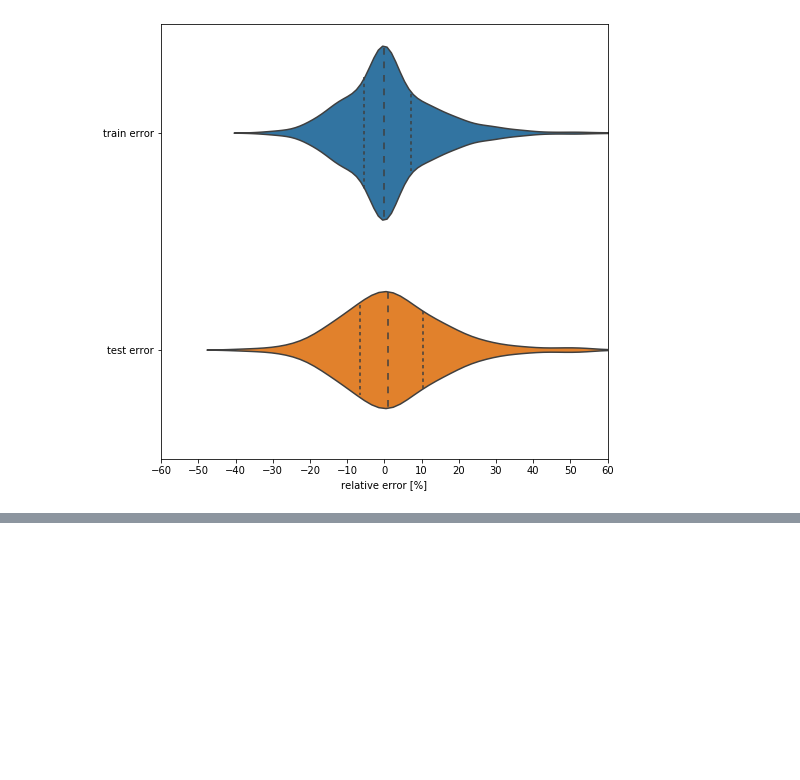
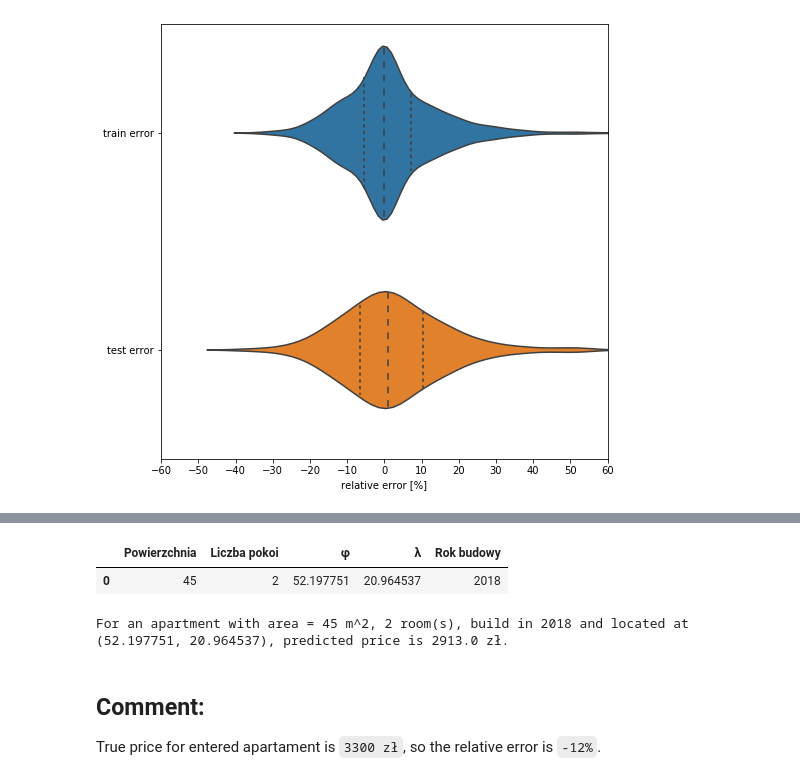
Before and after one commit to KrystianPlackowski/Apartments-data-parser, a Jupyter notebook: analyse.ipynb, the cells around one changed output, grey strips where cells are left out. Cells and saved outputs as stored; diff of their text form; code cells hidden in the pictures; blank space fills up the shorter version.

```diff
--- a/analyse.ipynb
+++ b/analyse.ipynb
@@ -359,7 +381,7 @@ def Encode(df):
         for i in range(len(df[column])):
             if df[column].iloc[i] == 'parter':
                 df[column].iloc[i] = 0
-            elif df[column].iloc[i] == 'więcej niż 10' | df[column].iloc[i] == 'poddasze':
+            elif df[column].iloc[i] == 'więcej niż 10' or df[column].iloc[i] == 'poddasze':
                 df[column].iloc[i] = 10
             else:
                 df[column].iloc[i] = int(df[column].iloc[i])
@@ -544,0 +500,15 @@ R^2 score is 0.5526583336837702
+# %%
+test = pd.DataFrame([[45, 2, 52.197751, 20.964537, 2018]], columns=['Powierzchnia', 'Liczba pokoi', 'φ', 'λ', 'Rok budowy'])
+test_ = scaler_x.transform(test)
+display(test)
+
+print("For an apartment with area = {} m^2, {} room(s), build in {} and located at ({}, {}), predicted price is {} zł.".
+      format(test['Powierzchnia'].iloc[0], test['Liczba pokoi'].iloc[0], test['Rok budowy'].iloc[0]
+             , test['φ'].iloc[0], test['λ'].iloc[0], round(regressor.predict(test_)[0])))
+# %% [output]
+|  | Powierzchnia | Liczba pokoi | φ | λ | Rok budowy |
+| 0 | 45 | 2 | 52.197751 | 20.964537 | 2018 |
+For an apartment with area = 45 m^2, 2 room(s), build in 2018 and located at (52.197751, 20.964537), predicted price is 2913.0 zł.
+# %% [markdown]
+## Comment:
+True price for entered apartament is `3300 zł`, so the relative error is `-12%`.
```
Also changed, not shown: parts of 12 cells of this notebook.
